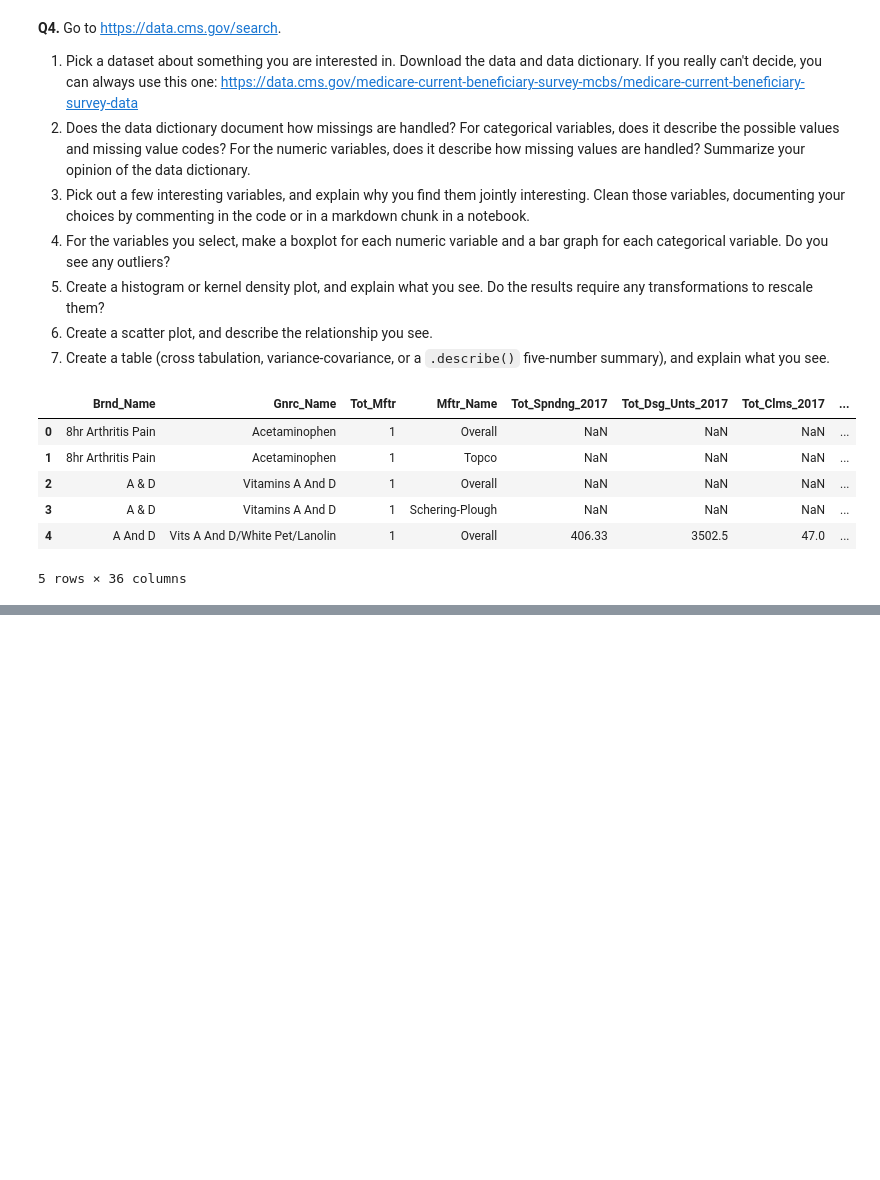
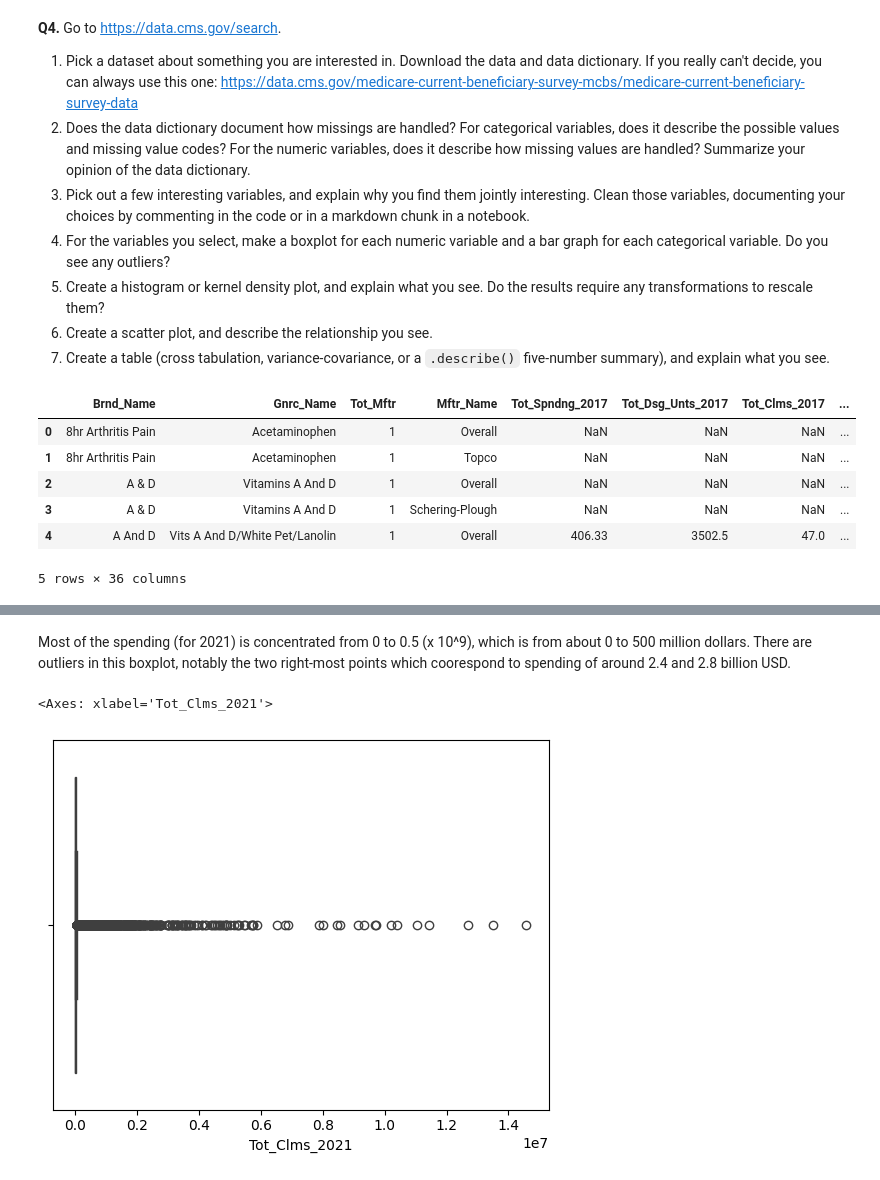
Before and after one commit to jillianhaig/visualization, a Jupyter notebook: assignment/assignment.ipynb, the cells around one changed output, grey strips where cells are left out. Cells and saved outputs as stored; diff of their text form; code cells hidden in the pictures; blank space fills up the shorter version.

```diff
--- a/assignment/assignment.ipynb
+++ b/assignment/assignment.ipynb
@@ -293,0 +294,7 @@ Name: Tot_Clms_2021, Length: 16146, dtype: int64
+# %% [markdown]
+Most of the spending (for 2021) is concentrated from 0 to 0.5 (x 10^9), which is from about 0 to 500 million dollars. There are outliers in this boxplot, notably the two right-most points which coorespond to spending of around 2.4 and 2.8 billion USD.
+# %%
+sns.boxplot(data=my_data, x="Tot_Clms_2021")
+# %% [output]
+<Axes: xlabel='Tot_Clms_2021'>
+[figure, added]
```
Also changed, not shown: parts of 11 cells of this notebook.
